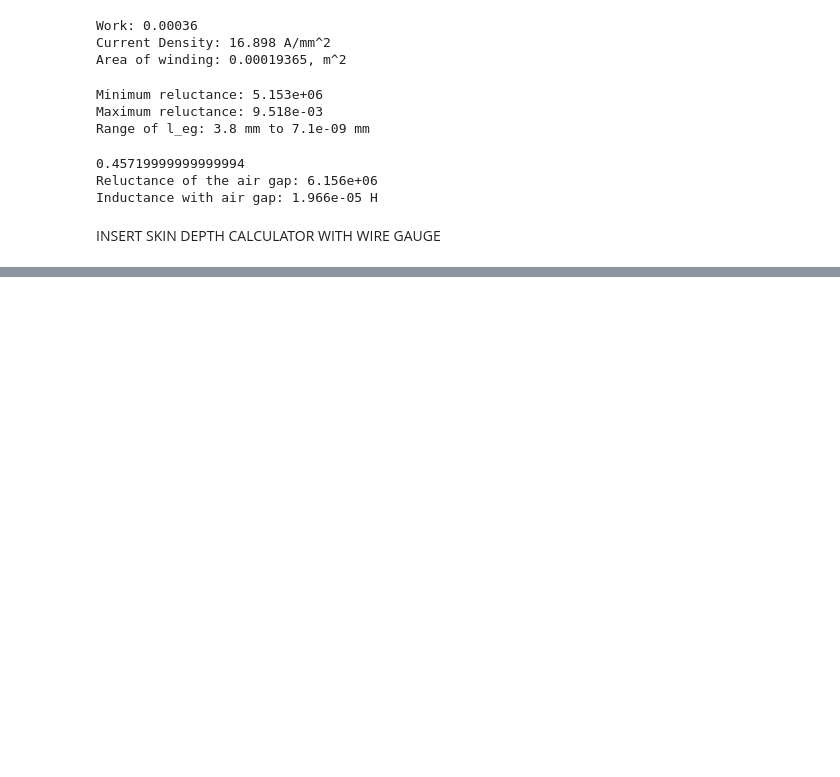
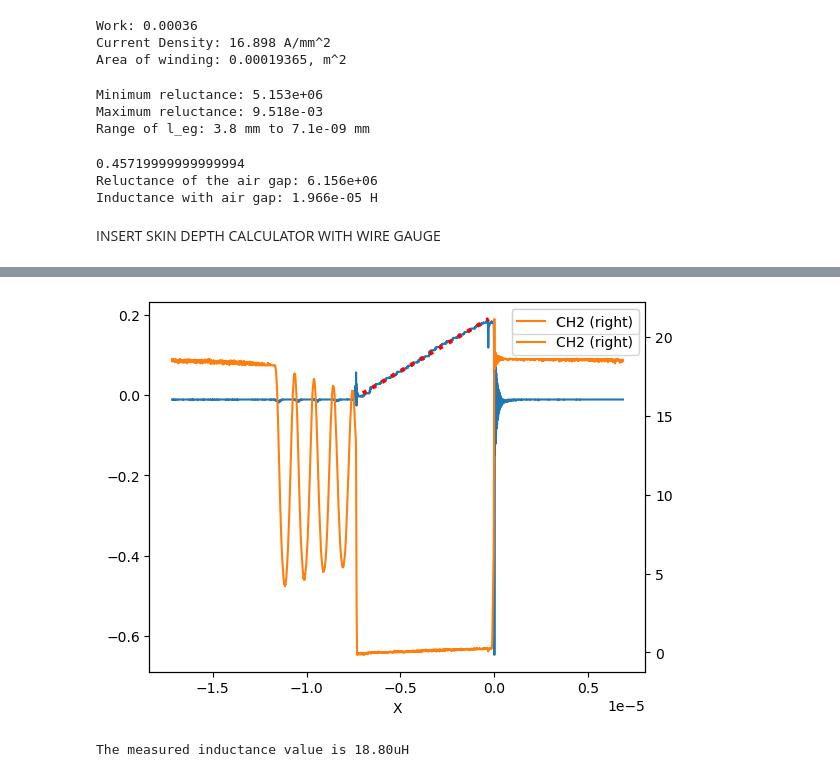
Before and after one commit to amandalchang/power-e, a Jupyter notebook: lab4/lab4.ipynb, the cells around one changed output, grey strips where cells are left out. Cells and saved outputs as stored; diff of their text form; code cells hidden in the pictures; blank space fills up the shorter version.

```diff
--- a/lab4/lab4.ipynb
+++ b/lab4/lab4.ipynb
@@ -174,40 +182,35 @@ print(f"The measured inductance value is {Vind/di_dt:3e}")
 # %%
 [data, t0, dT] = read_rigol_csv('data/200mV.csv')
 
 fig, ax = plt.subplots()
 data['CH1'] = data['CH1'].rolling(10, min_periods=1).mean()
 data['CH2'] = data['CH2'].rolling(10, min_periods=1).mean()
 data.plot(x="X", y="CH1", ax = ax)
 data.plot(x="X", y="CH2", ax = ax, secondary_y = True)
 
 # choose the X range
 x1 = -0.7e-5
 x2 = -0.03e-5
 
-# filter the data
 subset = data[(data['X'] >= x1) & (data['X'] <= x2)]
-
-# perform linear regression
 result = linregress(subset['X'], subset['CH1'])
 
 slope = result.slope
-di_dt = slope/0.05
-intercept = result.intercept
-
-print("slope:", slope)
-print("intercept:", intercept)
 
 # plot result
-fit = slope * subset['X'] + intercept
+fit = slope * subset['X'] + result.intercept
 
 ax.plot(subset['X'], fit, color="red", linewidth=3, linestyle="dotted", label='fit')
 plt.legend()
 plt.show()
 
-Vout = 7.51 #measured voltage output
+Vout = 7.51 # measured voltage output
 Avg_Vd = np.mean(subset['CH2'])
 
 # Vg = Vout + Avg_Vd + Vind
 Vind = Vg - Vout - Avg_Vd
-
-print(f"The measured inductance value is {Vind/di_dt:3e}")
+di_dt = slope/R_SH
+print(f"The measured inductance value is {Vind/di_dt*1e6:.2f}uH")
+# %% [output]
+[figure, added]
+The measured inductance value is 18.80uH
```
Also changed, not shown: parts of 12 cells of this notebook.
